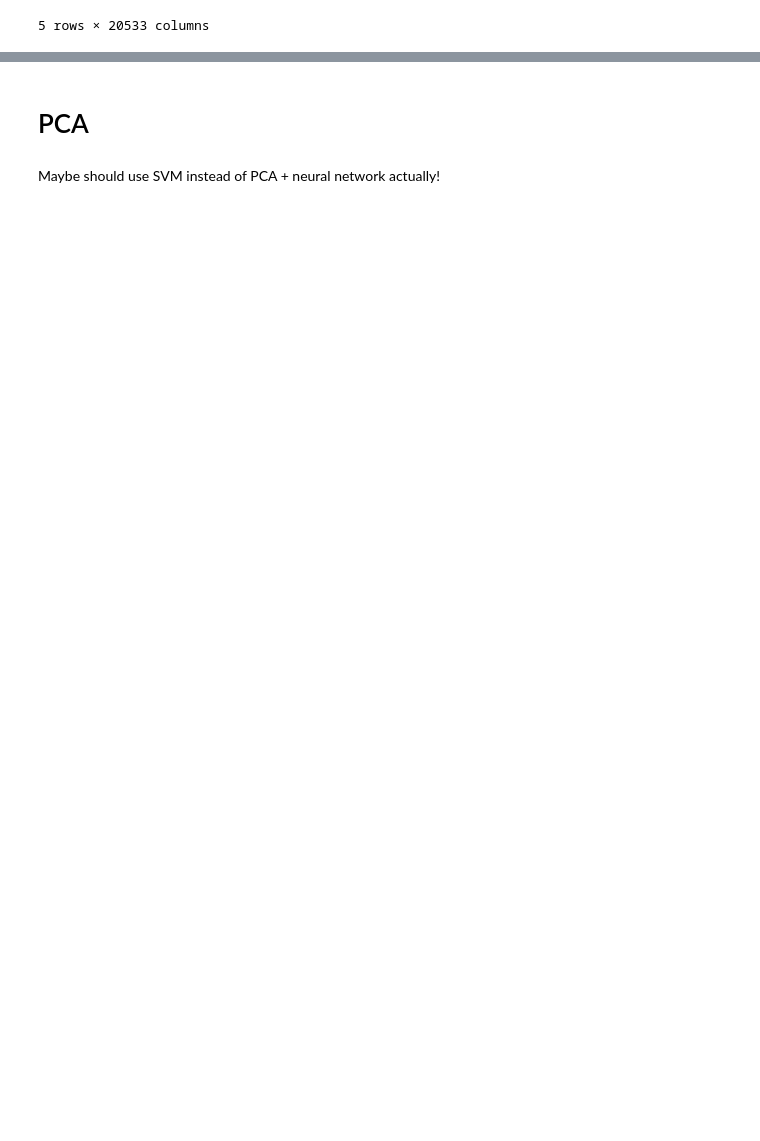
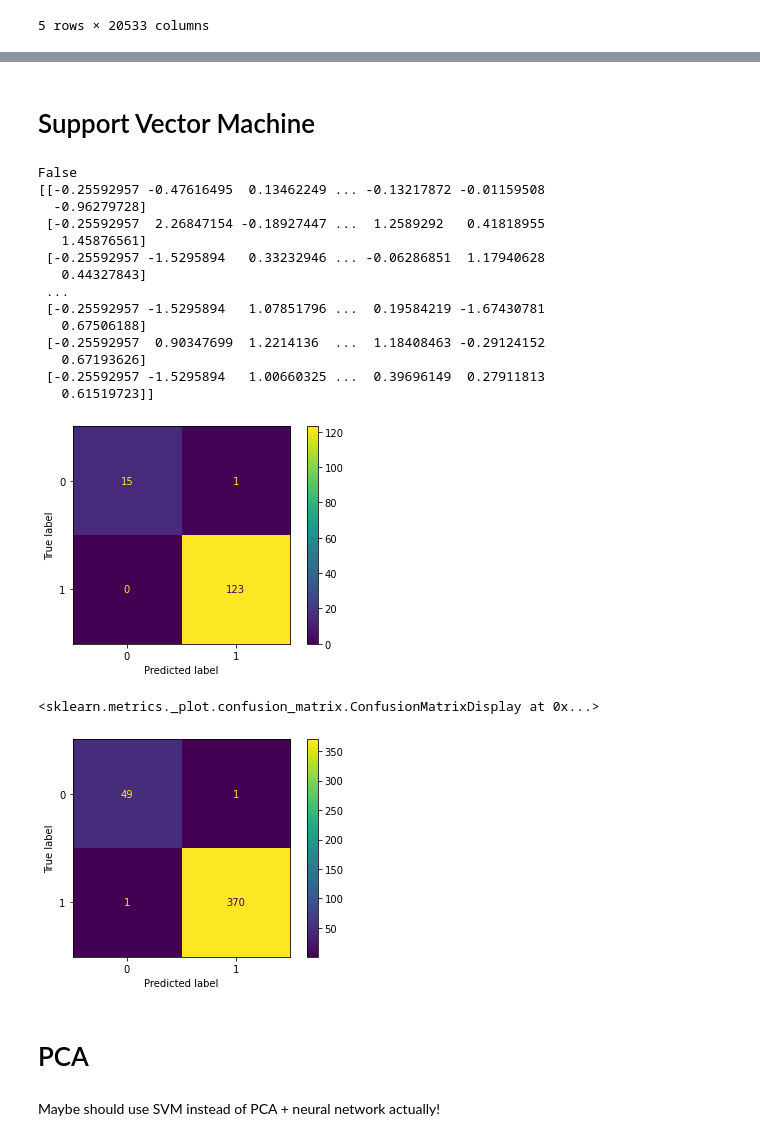
Before and after one commit to blid11/Group9, a Jupyter notebook: G9_PartC.ipynb, the cells around one changed output, grey strips where cells are left out. Saved outputs shown, nothing was run; the diff lists cells and outputs as text; code cells hidden in the pictures; blank space fills up the shorter version.

```diff
--- a/G9_PartC.ipynb
+++ b/G9_PartC.ipynb
@@ -128,3 +143,51 @@ liver_meth_dna.head(n = 2)
+# %% [markdown]
+# Support Vector Machine
+# %%
+## Encode the labels in 1 hot encoding
+from sklearn import svm
+from sklearn.metrics import plot_confusion_matrix
+from sklearn.preprocessing import LabelEncoder
+from keras.utils.np_utils import to_categorical
+from sklearn.impute import SimpleImputer
+
+
+exp_enc = LabelEncoder()
+exp_enc.fit(bool_tum_expr)
+encoded_Y = exp_enc.transform(bool_tum_expr)
+# convert integers to dummy variables (i.e. one hot encoded)
+
+imp = SimpleImputer(missing_values=np.nan, strategy='mean')
+exp_data = imp.fit_transform(liver_gene_expr[col_names_exp[2:]])
+
+print(np.any(np.isnan(exp_data)))
+print(exp_data)
+X_train, X_test, y_train, y_test = train_test_split(exp_data, bool_tum_expr, test_size=0.33, random_state=42)
+
+# Run a SVM
+# https://scikit-learn.org/stable/modules/svm.html
+clf_tumours = svm.SVC(kernel='rbf')
+clf_tumours.fit(X_train, y_train)
+plot_confusion_matrix(clf_tumours, X_test, y_test)
+plt.show()
+plot_confusion_matrix(clf_tumours, exp_data, bool_tum_expr)
+# %% [output]
+False
+[[-0.25592957 -0.47616495  0.13462249 ... -0.13217872 -0.01159508
+  -0.96279728]
+ [-0.25592957  2.26847154 -0.18927447 ...  1.2589292   0.41818955
+   1.45876561]
+ [-0.25592957 -1.5295894   0.33232946 ... -0.06286851  1.17940628
+   0.44327843]
+ ...
+ [-0.25592957 -1.5295894   1.07851796 ...  0.19584219 -1.67430781
+   0.67506188]
+ [-0.25592957  0.90347699  1.2214136  ...  1.18408463 -0.29124152
+   0.67193626]
+ [-0.25592957 -1.5295894   1.00660325 ...  0.39696149  0.27911813
+   0.61519723]]
+[figure, added]
+<sklearn.metrics._plot.confusion_matrix.ConfusionMatrixDisplay at 0x...>
+[figure, added]
 # %% [markdown]
 # PCA
 # %% [markdown]
```
Also changed, not shown: parts of 14 cells of this notebook.
